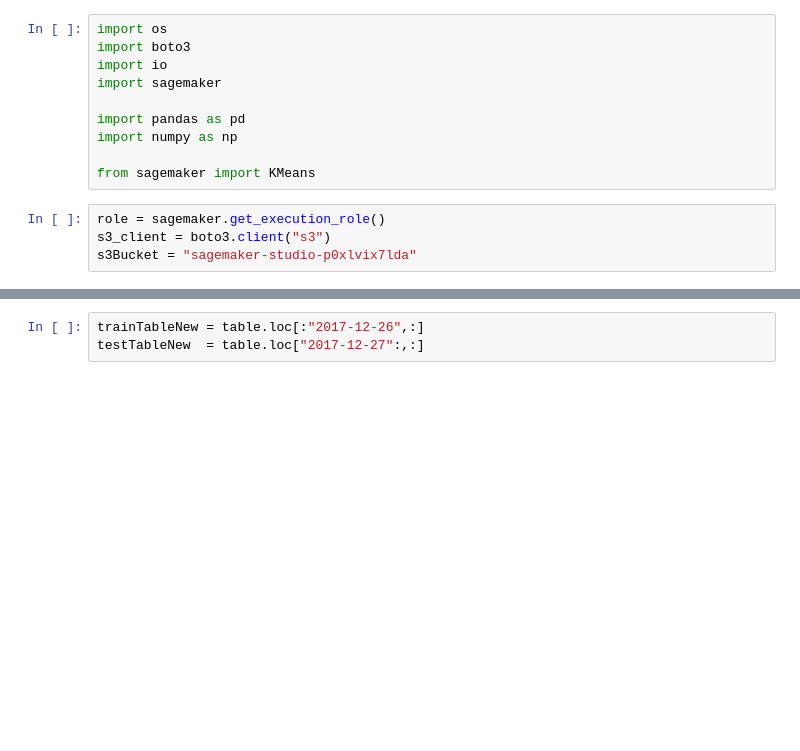
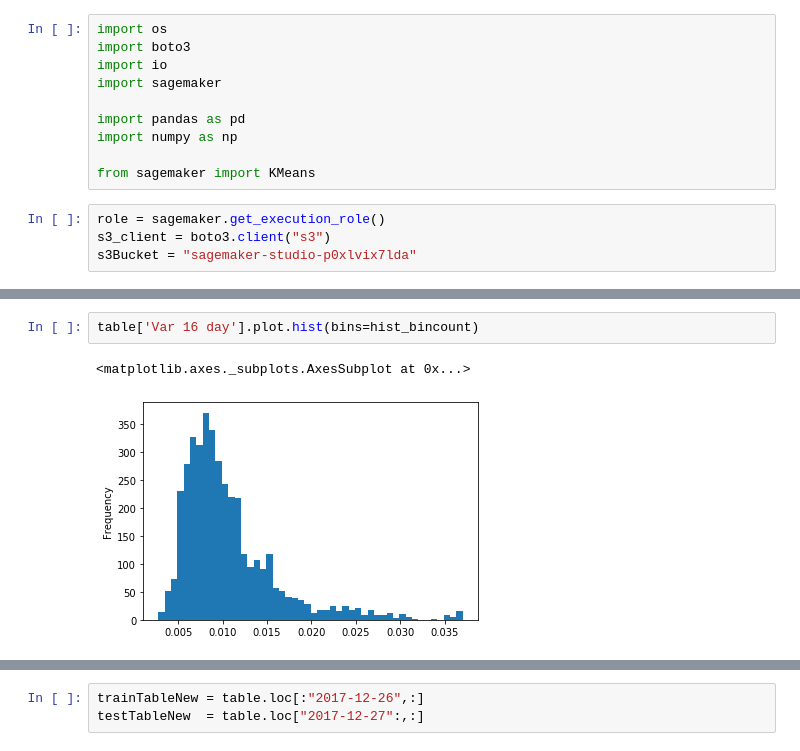
Before and after one commit to neilsimon/nd009t-capstone, a Jupyter notebook: Capstone Training.ipynb, the cells around one changed output, grey strips where cells are left out. Saved outputs shown, nothing was run; the diff lists cells and outputs as text; blank space fills up the shorter version.

```diff
--- a/Capstone Training.ipynb
+++ b/Capstone Training.ipynb
@@ -29,0 +31,5 @@ table.head()
+# %%
+table['Var 16 day'].plot.hist(bins=hist_bincount)
+# %% [output]
+<matplotlib.axes._subplots.AxesSubplot at 0x...>
+[figure, added]
```
Also changed, not shown: parts of 25 cells of this notebook, 3 other files.
